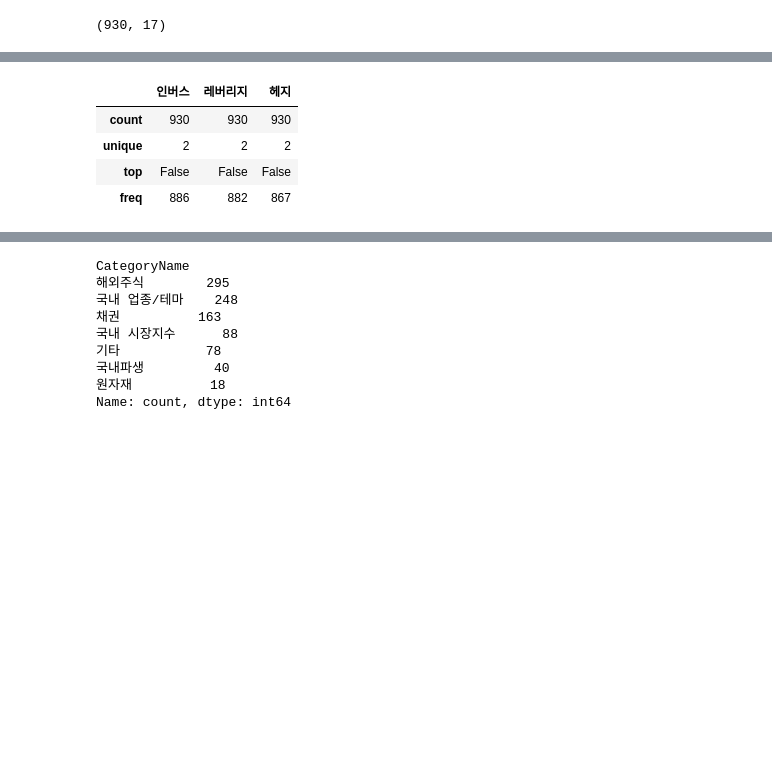
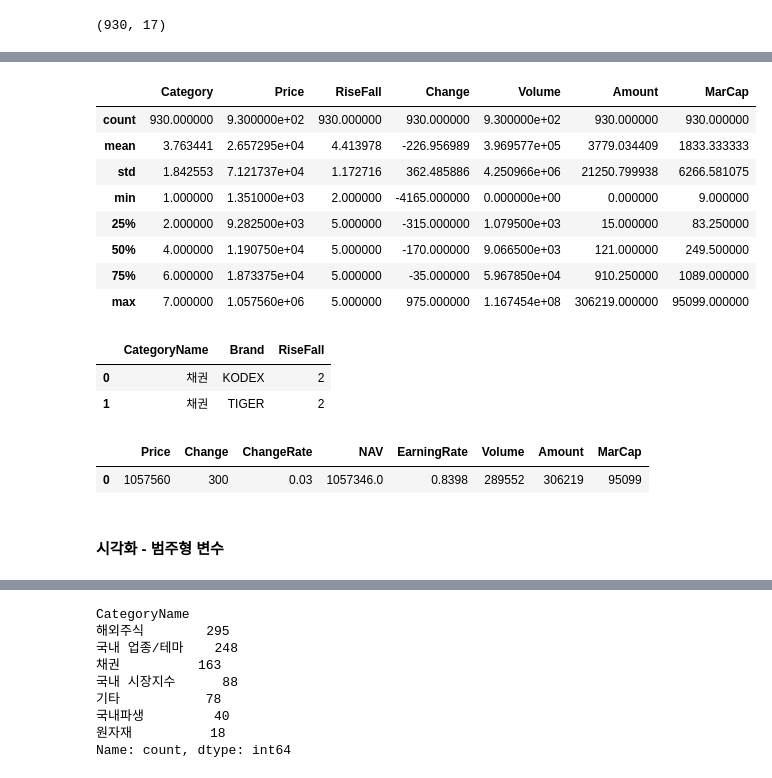
Before and after one commit to june2598/pythonstudy, a Jupyter notebook: stock/stock_analysis_7(국내ETF시각화).ipynb, the cells around one changed output, grey strips where cells are left out. Cells and saved outputs as stored; diff of their text form; code cells hidden in the pictures; blank space fills up the shorter version.

```diff
--- a/stock/stock_analysis_7(국내ETF시각화).ipynb
+++ b/stock/stock_analysis_7(국내ETF시각화).ipynb
@@ -11,4 +13,0 @@ import koreanize_matplotlib
-# %%
-# 모든 컬럼,행을 출력하도록 설정
-pd.set_option('display.max_columns', None) # None으로 설정하면 모든 컬럼 출력
-pd.set_option('display.max_rows', 50) #None으로 설정하면 모든 행 출력
@@ -24,5 +26,2 @@ today
-# %%
-pd.options.display.float_format = '{:,.2f}'.format
 # %%
-new_file_name = f'new_etf_{today}.csv'
-new_file_name
+df_etfs = pd.read_csv(f'new_etf_{today}.csv')
@@ -31,5 +28,3 @@ new_file_name
-# %%
-df_etfs = pd.read_csv(new_file_name)
 # %%
 df_etfs.shape
 # %% [output]
@@ -139,8 +115,32 @@ df_etfs.describe(include='O')
 # %%
-df_etfs.describe(include=np.bool_)
+df_etfs.describe(include=np.int64)
 # %% [output]
-|  | 인버스 | 레버리지 | 헤지 |
-| count | 930 | 930 | 930 |
-| unique | 2 | 2 | 2 |
-| top | False | False | False |
-| freq | 886 | 882 | 867 |
+|  | Category | Price | RiseFall | Change | Volume | Amount | MarCap |
+| count | 930.000000 | 9.300000e+02 | 930.000000 | 930.000000 | 9.300000e+02 | 930.000000 | 930.000000 |
+| mean | 3.763441 | 2.657295e+04 | 4.413978 | -226.956989 | 3.969577e+05 | 3779.034409 | 1833.333333 |
+| std | 1.842553 | 7.121737e+04 | 1.172716 | 362.485886 | 4.250966e+06 | 21250.799938 | 6266.581075 |
+| min | 1.000000 | 1.351000e+03 | 2.000000 | -4165.000000 | 0.000000e+00 | 0.000000 | 9.000000 |
+| 25% | 2.000000 | 9.282500e+03 | 5.000000 | -315.000000 | 1.079500e+03 | 15.000000 | 83.250000 |
+| 50% | 4.000000 | 1.190750e+04 | 5.000000 | -170.000000 | 9.066500e+03 | 121.000000 | 249.500000 |
+| 75% | 6.000000 | 1.873375e+04 | 5.000000 | -35.000000 | 5.967850e+04 | 910.250000 | 1089.000000 |
+| max | 7.000000 | 1.057560e+06 | 5.000000 | 975.000000 | 1.167454e+08 | 306219.000000 | 95099.000000 |
+# %%
+# subset 범주형 변수에 대해서
+# df_cat = df_etfs[['CategoryName','Brand','RiseFall']]
+df_cat = df_etfs.select_dtypes(np.object_).drop(['Symbol','Name'], axis=1).assign(RiseFall=df_etfs['RiseFall'])
+# df_cat['RiseFall'] = df_etfs['RiseFall']
+df_cat.head(2)
+# %% [output]
+|  | CategoryName | Brand | RiseFall |
+| 0 | 채권 | KODEX | 2 |
+| 1 | 채권 | TIGER | 2 |
+# %%
+# 수치형 변수에 대해서
+# df_num = df_etfs[['Price','Change','Volume','Amount','MarCap']]
+df_num = df_etfs.select_dtypes(np.number).drop(['Category','RiseFall'],axis=1)
+df_num.head(1)
+# %% [output]
+|  | Price | Change | ChangeRate | NAV | EarningRate | Volume | Amount | MarCap |
+| 0 | 1057560 | 300 | 0.03 | 1057346.0 | 0.8398 | 289552 | 306219 | 95099 |
+# %% [markdown]
+#### 시각화 - 범주형 변수
```
Also changed, not shown: parts of 59 cells of this notebook, 17 other files.
